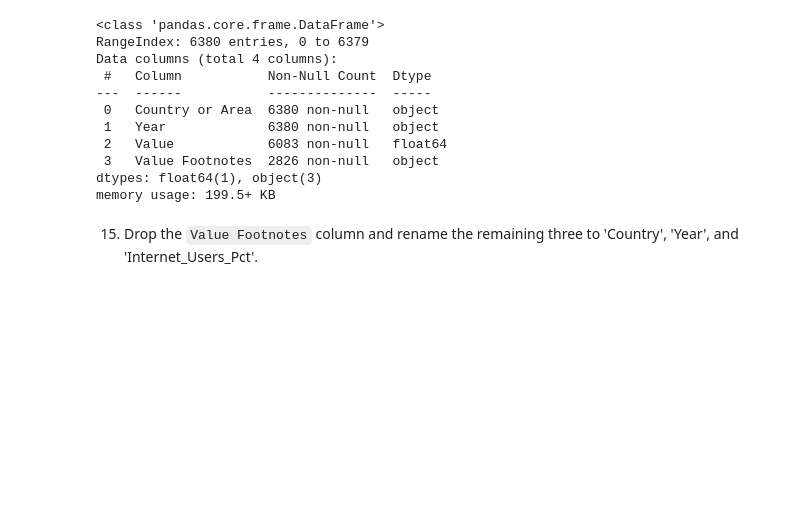
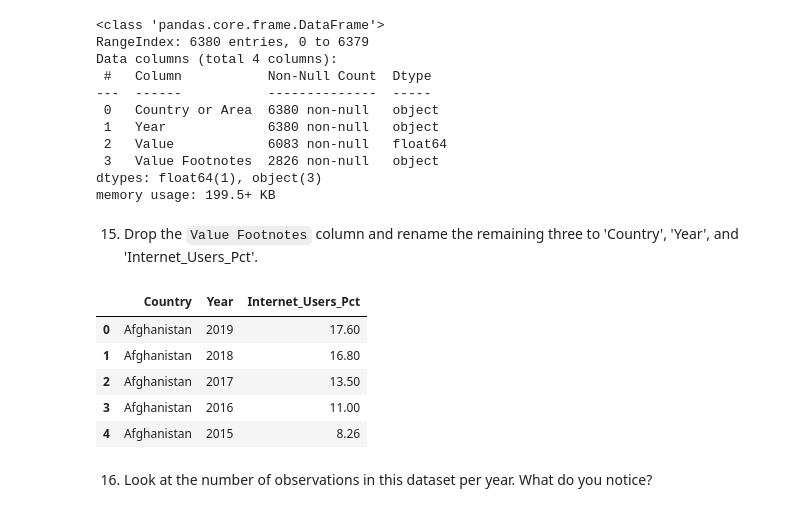
Before and after one commit to NSS-Data-Analytics-Cohort-14/gdp-and-internet-usage-Djmayfield-alt, a Jupyter notebook: notebooks/gdp_project.ipynb, the cells around one changed output. Saved outputs shown, nothing was run; the diff lists cells and outputs as text; code cells hidden in the pictures; blank space fills up the shorter version.

```diff
--- a/notebooks/gdp_project.ipynb
+++ b/notebooks/gdp_project.ipynb
@@ -299,3 +299,17 @@ dtypes: float64(1), object(3)
 memory usage: 199.5+ KB
 # %% [markdown]
 15. Drop the `Value Footnotes` column and rename the remaining three to 'Country', 'Year', and 'Internet_Users_Pct'.
+# %%
+internet_df.drop('Value Footnotes',axis=1, inplace=True)
+# %%
+internet_df=internet_df.rename(columns={'Country or Area': 'Country', 'Year': 'Year', 'Value': 'Internet_Users_Pct'})
+internet_df.head()
+# %% [output]
+|  | Country | Year | Internet_Users_Pct |
+| 0 | Afghanistan | 2019 | 17.60 |
+| 1 | Afghanistan | 2018 | 16.80 |
+| 2 | Afghanistan | 2017 | 13.50 |
+| 3 | Afghanistan | 2016 | 11.00 |
+| 4 | Afghanistan | 2015 | 8.26 |
+# %% [markdown]
+16. Look at the number of observations in this dataset per year. What do you notice?
```
